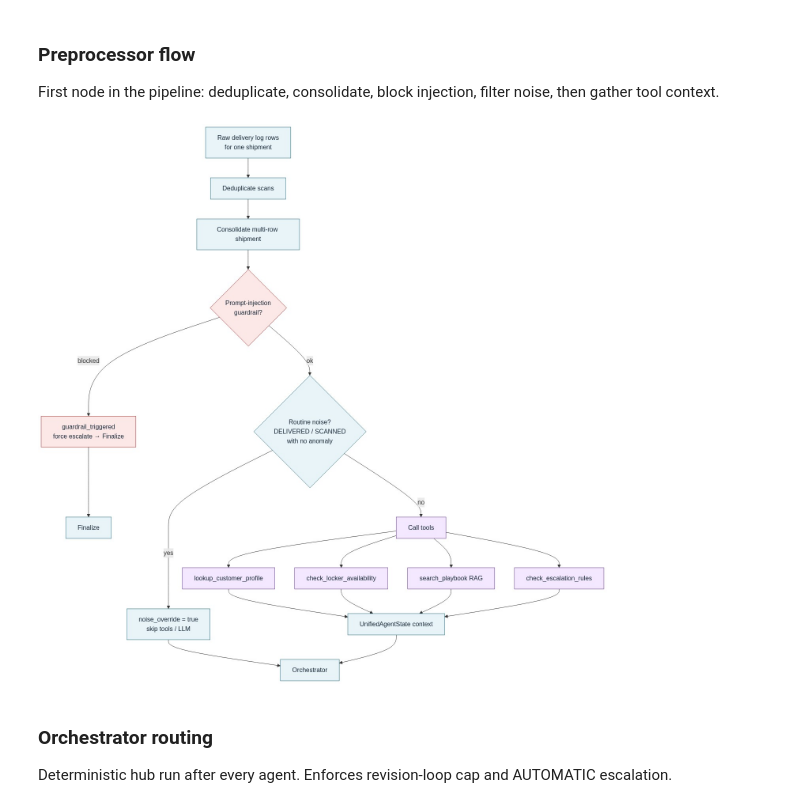
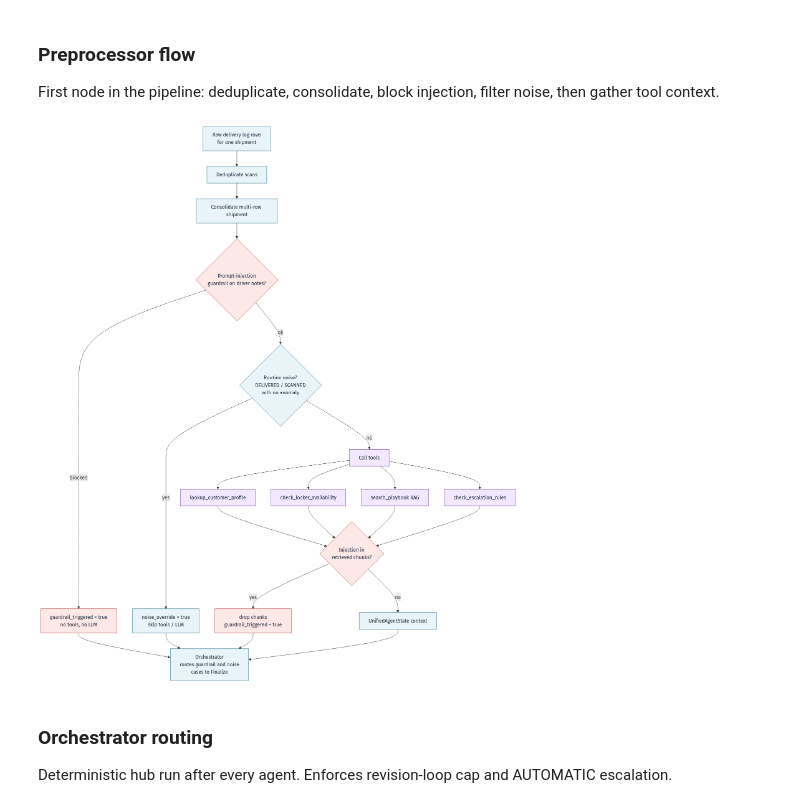
Before and after one commit to alienrivero/great-learning-aiml, a Jupyter notebook: AI Agents for Automation/AI-powered Last-Mile Delivery Exception Handling Automation/AI-powered Last-Mile Delivery Exception Handling Automation_Full_CODE.ipynb, the cells around one changed output. Drawn from its saved outputs; the diff is of its cells as text; code cells hidden in the pictures.

```diff
--- a/AI Agents for Automation/AI-powered Last-Mile Delivery Exception Handling Automation/AI-powered Last-Mile Delivery Exception Handling Automation_Full_CODE.ipynb
+++ b/AI Agents for Automation/AI-powered Last-Mile Delivery Exception Handling Automation/AI-powered Last-Mile Delivery Exception Handling Automation_Full_CODE.ipynb
@@ -1014,6 +1014,10 @@ def check_escalation_rules(customer_tier: str, exceptions_last_90d: int,
             and (delay_hours is None or delay_hours > 2)):
         triggers.append("DISCRETIONARY: Premium customer with perishable delayed more than 2 hours")
 
+    # Premium/VIP refusal - the shift supervisor reviews the case within 24 hours (Section 4)
+    if status_code == "REFUSED" and customer_tier in ("PREMIUM", "VIP"):
+        triggers.append(f"DISCRETIONARY: {customer_tier} customer refused delivery (supervisor review within 24h)")
+
     return {
         "has_triggers": len(triggers) > 0,                                       # Quick boolean check for any triggers
         "trigger_count": len(triggers),                                          # Total number of triggers found
@@ -1242,7 +1248,7 @@ class UnifiedAgentState(TypedDict):
 
     # Critic - resolution validation
     critic_resolution_output: dict                                               # {decision, rationale}
-    resolution_revision_count: int                                               # Track retries, max 2
+    resolution_revision_count: int                                               # Rewrites requested by the Critic, max 2
     critic_feedback: str                                                         # Feedback for revision loop
 
     # Communication Agent output
@@ -1253,6 +1259,10 @@ class UnifiedAgentState(TypedDict):
     communication_revision_count: int                                            # Message rewrites requested by the Critic, max 2
     communication_feedback: str                                                  # Critic feedback for the message rewrite
     message_review_required: bool                                                # Message failed validation - a person checks it before sending
+    notification_check_failures: list[str]                                       # Failed deterministic message checks (latest draft)
+    revision_history: list[dict]                                                 # Every draft, Critic verdict and feedback, in order
+    action_status: str                                                           # READY / LOCKER_SELECTED / PENDING_SUPERVISOR_LOCKER / PENDING_HUMAN_REVIEW
+    selected_locker_id: Optional[str]                                            # Locker chosen for a reroute, if any
 
     # Routing
     next_agent: str                                                              # Next node to route to
@@ -1274,34 +1284,38 @@ First node in the pipeline: deduplicate, consolidate, block injection, filter no
 # %%
 # Preprocessor / Router flow
 display_mermaid('''flowchart TD
     A[Raw delivery log rows<br/>for one shipment] --> B[Deduplicate scans]
     B --> C[Consolidate multi-row shipment]
-    C --> D{Prompt-injection<br/>guardrail?}
+    C --> D{Prompt-injection<br/>guardrail on driver notes?}
 
-    D -->|blocked| Z[guardrail_triggered<br/>force escalate → Finalize]
+    D -->|blocked| Z[guardrail_triggered = true<br/>no tools, no LLM]
     D -->|ok| E{Routine noise?<br/>DELIVERED / SCANNED<br/>with no anomaly}
 
     E -->|yes| N[noise_override = true<br/>skip tools / LLM]
     E -->|no| T[Call tools]
 
     T --> T1[lookup_customer_profile]
     T --> T2[check_locker_availability]
     T --> T3[search_playbook RAG]
     T --> T4[check_escalation_rules]
 
-    T1 & T2 & T3 & T4 --> CTX[UnifiedAgentState context]
-    N --> ORCH[Orchestrator]
+    T1 & T2 & T3 & T4 --> S{Injection in<br/>retrieved chunks?}
+    S -->|yes| Z2[drop chunks<br/>guardrail_triggered = true]
+    S -->|no| CTX[UnifiedAgentState context]
+
+    Z --> ORCH[Orchestrator<br/>routes guardrail and noise<br/>cases to Finalize]
+    Z2 --> ORCH
+    N --> ORCH
     CTX --> ORCH
-    Z --> FIN[Finalize]
 
     classDef det fill:#e8f4f8,stroke:#2a6f84,color:#123
     classDef tool fill:#f3e8ff,stroke:#6b3fa0,color:#123
     classDef warn fill:#fde8e8,stroke:#a33,color:#123
-    class A,B,C,E,N,CTX,ORCH,FIN det
+    class A,B,C,E,N,CTX,ORCH det
     class T,T1,T2,T3,T4 tool
-    class D,Z warn''')
+    class D,Z,S,Z2 warn''')
 # %% [output]
-[figure, old version]
+[figure, new version]
 # %% [markdown]
 ### Orchestrator routing
 
```
Also changed, not shown: parts of 82 cells of this notebook, 1 other file.
